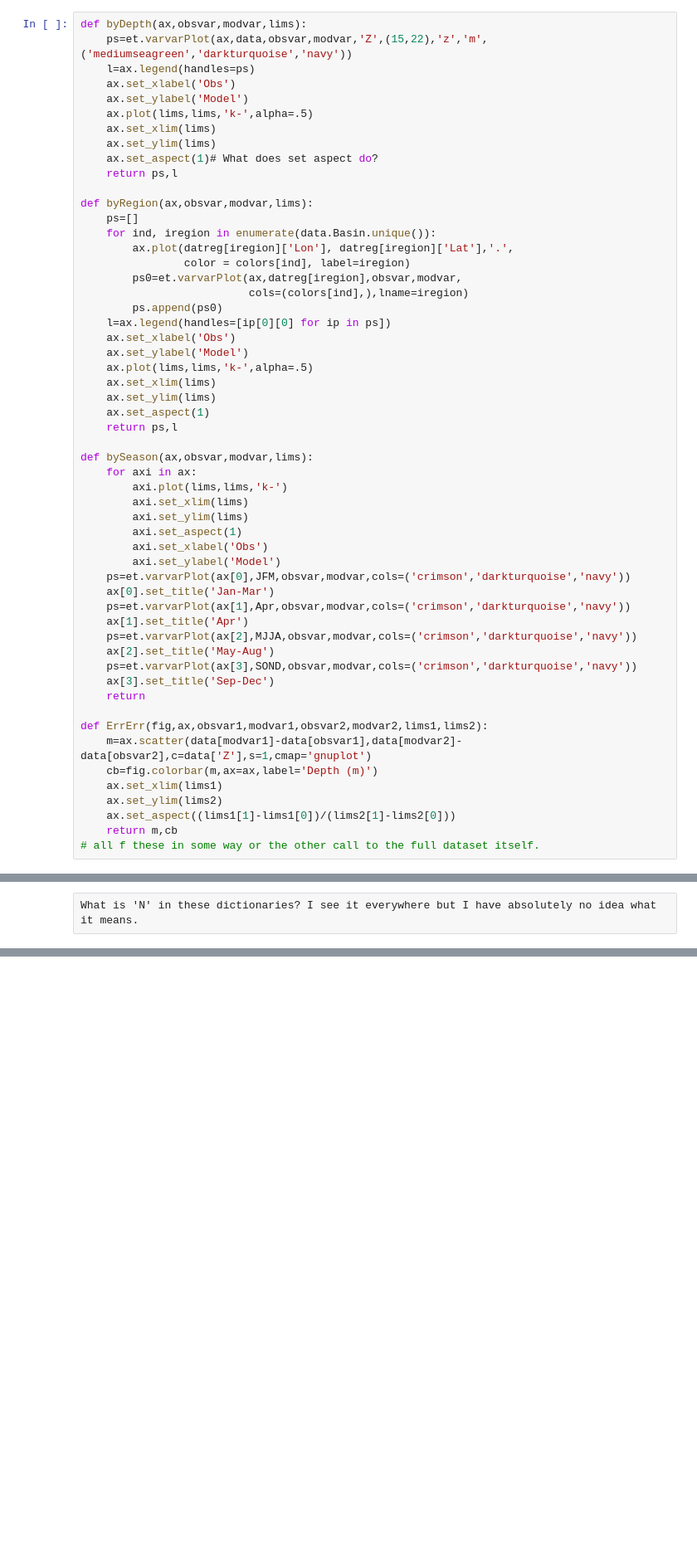
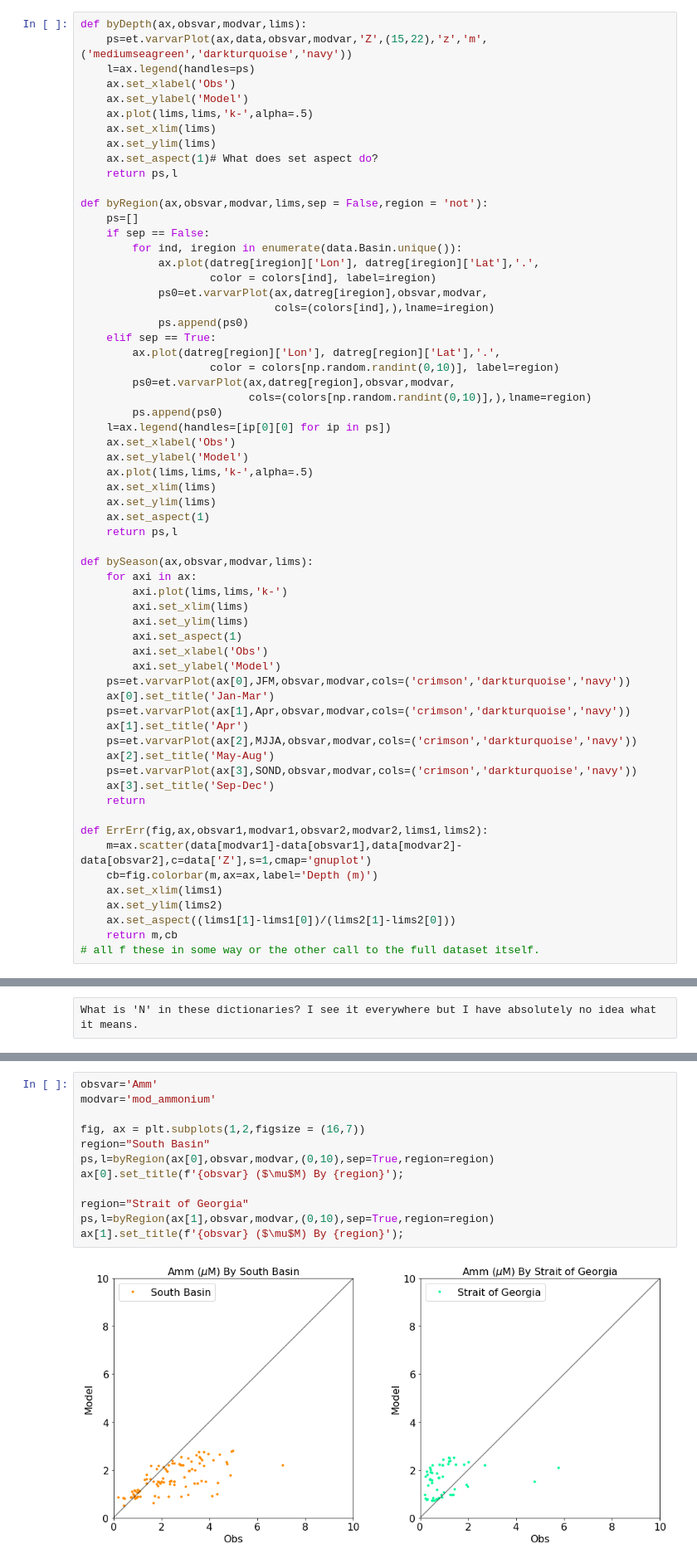
Before and after one commit to SalishSeaCast/analysis-keegan, a Jupyter notebook: notebooks/Examples/Puget_WADE_Example_2009.ipynb, the cells around one changed output, grey strips where cells are left out. Shown at 83% size. Cells and saved outputs as stored; diff of their text form; blank space fills up the shorter version.

Commit message:
Added feature to view individual basins

```diff
--- a/notebooks/Examples/Puget_WADE_Example_2009.ipynb
+++ b/notebooks/Examples/Puget_WADE_Example_2009.ipynb
@@ -254,13 +233,20 @@ def byDepth(ax,obsvar,modvar,lims):
     ax.set_aspect(1)# What does set aspect do?
     return ps,l
 
-def byRegion(ax,obsvar,modvar,lims):
+def byRegion(ax,obsvar,modvar,lims,sep = False,region = 'not'):
     ps=[]
-    for ind, iregion in enumerate(data.Basin.unique()):
-        ax.plot(datreg[iregion]['Lon'], datreg[iregion]['Lat'],'.',
-                color = colors[ind], label=iregion)
-        ps0=et.varvarPlot(ax,datreg[iregion],obsvar,modvar,
-                          cols=(colors[ind],),lname=iregion)
+    if sep == False:
+        for ind, iregion in enumerate(data.Basin.unique()):
+            ax.plot(datreg[iregion]['Lon'], datreg[iregion]['Lat'],'.',
+                    color = colors[ind], label=iregion)
+            ps0=et.varvarPlot(ax,datreg[iregion],obsvar,modvar,
+                              cols=(colors[ind],),lname=iregion)
+            ps.append(ps0)
+    elif sep == True:
+        ax.plot(datreg[region]['Lon'], datreg[region]['Lat'],'.',
+                    color = colors[np.random.randint(0,10)], label=region)
+        ps0=et.varvarPlot(ax,datreg[region],obsvar,modvar,
+                          cols=(colors[np.random.randint(0,10)],),lname=region)
         ps.append(ps0)
     l=ax.legend(handles=[ip[0][0] for ip in ps])
     ax.set_xlabel('Obs')
@@ -648,0 +604,14 @@ What is 'N' in these dictionaries? I see it everywhere but I have absolutely no
+# %%
+obsvar='Amm'
+modvar='mod_ammonium'
+
+fig, ax = plt.subplots(1,2,figsize = (16,7))
+region="South Basin"
+ps,l=byRegion(ax[0],obsvar,modvar,(0,10),sep=True,region=region)
+ax[0].set_title(f'{obsvar} ($\mu$M) By {region}');
+
+region="Strait of Georgia"
+ps,l=byRegion(ax[1],obsvar,modvar,(0,10),sep=True,region=region)
+ax[1].set_title(f'{obsvar} ($\mu$M) By {region}');
+# %% [output]
+[figure, added]
```
Also changed, not shown: parts of 13 cells of this notebook.
